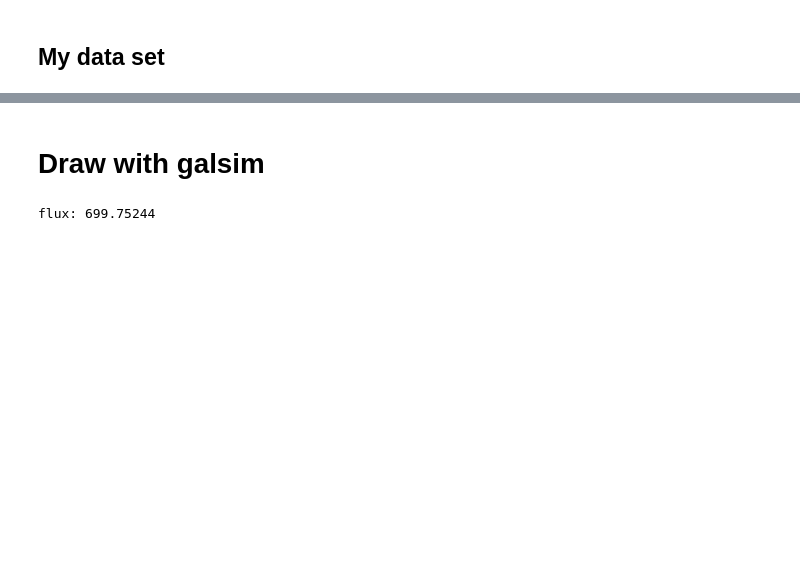
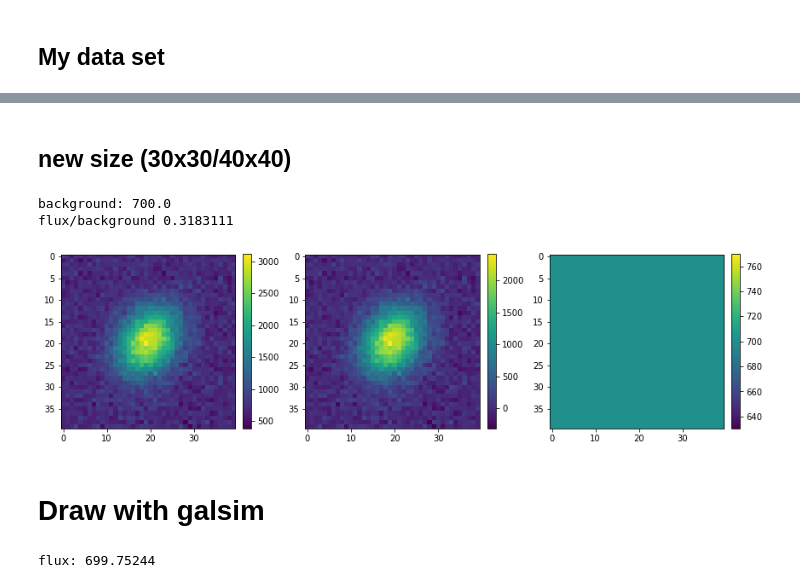
Before and after one commit to prob-ml/bliss, a Jupyter notebook: notebooks/testing.ipynb, the cells around one changed output, grey strips where cells are left out. Cells and saved outputs as stored; diff of their text form; code cells hidden in the pictures; blank space fills up the shorter version.

Commit message:
Made some changes that make it easier to use other pixel sizes beyond fifteen with similar ratio between flux/ backgroudn. Seems to work well with this bigger sizes.

```diff
--- a/notebooks/testing.ipynb
+++ b/notebooks/testing.ipynb
@@ -76,3 +77,34 @@ flux/background 0.3155179
+# %% [markdown]
+## new size (30x30/40x40)
+# %%
+reload(datasets)
+ds = datasets.GalBasic(40, min_galaxies=1, max_galaxies=1, mean_galaxies=1, num_images=1000,
+                           centered=True, sky=700, snr=200)
+
+dct = ds[0]
+image, background, num_galaxies = dct['image'][0], dct['background'][0], dct['num_galaxies']
+
+print('background:', np.mean(background))
+print('flux/background', np.mean((image-background)/background))
+
+fig = plt.figure(figsize=(12,12))
+plt.subplot(1,3,1)
+im = plt.imshow(image)
+plt.colorbar(im,fraction=0.046, pad=0.04)
+
+plt.subplot(1,3,2)
+im = plt.imshow(image-background)
+plt.colorbar(im,fraction=0.046, pad=0.04)
+
+plt.subplot(1,3,3)
+im = plt.imshow(background)
+plt.colorbar(im,fraction=0.046, pad=0.04)
+
+plt.tight_layout()
+# %% [output]
+background: 700.0
+flux/background 0.3183111
+[figure, added]
 # %% [markdown]
 # Draw with galsim
 # %%
```
Also changed, not shown: parts of 3 cells of this notebook, 3 other files.
